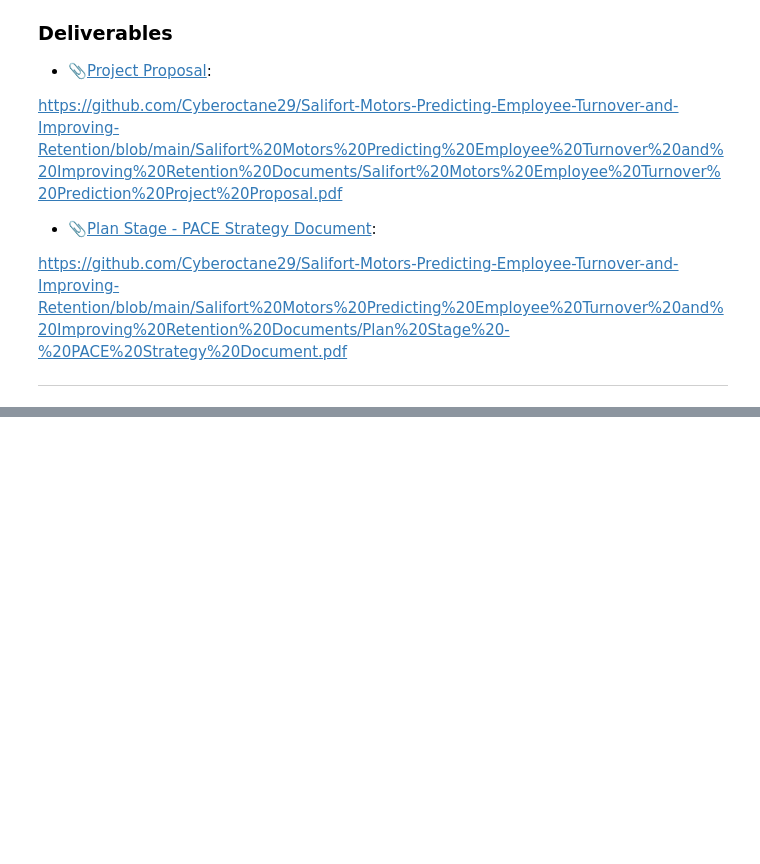
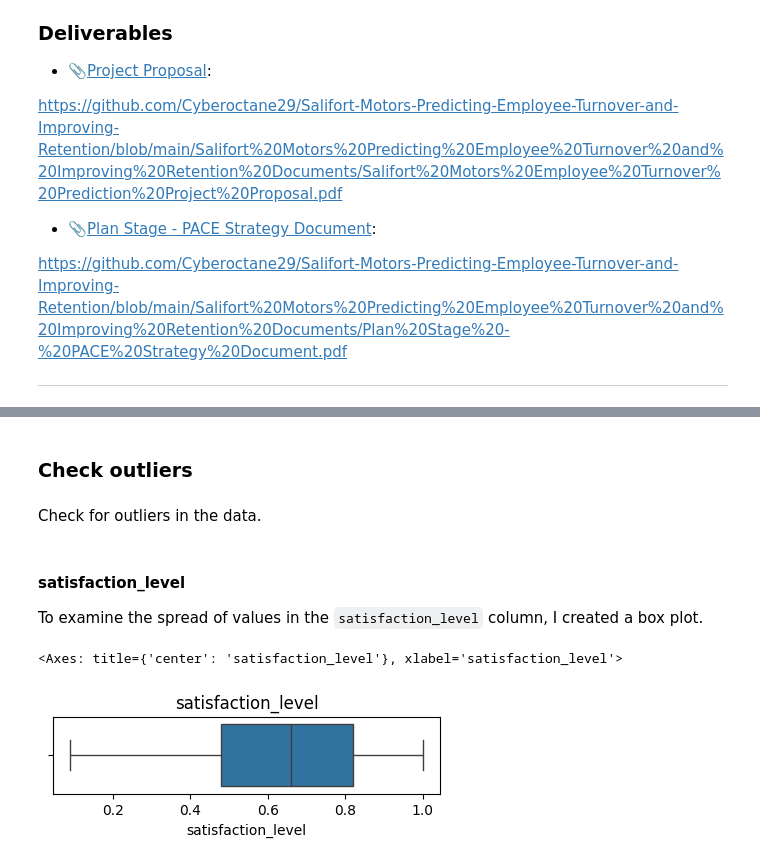
Before and after one commit to Cyberoctane29/Salifort-Motors-Predicting-Employee-Turnover-and-Improving-Retention, a Jupyter notebook: Project Parts/Salifort_Motors_Turnover_Part1_Plan_and_Analyze_Includes_EDA.ipynb, the cells around one changed output, grey strips where cells are left out. Saved outputs shown, nothing was run; the diff lists cells and outputs as text; code cells hidden in the pictures; blank space fills up the shorter version.

```diff
--- a/Project Parts/Salifort_Motors_Turnover_Part1_Plan_and_Analyze_Includes_EDA.ipynb
+++ b/Project Parts/Salifort_Motors_Turnover_Part1_Plan_and_Analyze_Includes_EDA.ipynb
@@ -335,0 +445,4 @@ https://github.com/Cyberoctane29/Salifort-Motors-Predicting-Employee-Turnover-an
+# %%
+hr_df = pd.read_csv(r"C:\Users\saswa\Documents\GitHub\Salifort-Motors-Predicting-Employee-Turnover-and-Improving-Retention\Data\HR_capstone_dataset.csv")
+
+hr_df.head()
@@ -335,0 +545,7 @@ https://github.com/Cyberoctane29/Salifort-Motors-Predicting-Employee-Turnover-an
+# %%
+hr_df = hr_df.rename(columns={'average_montly_hours': 'average_monthly_hours',
+                          'time_spend_company': 'tenure',
+                          'Work_accident': 'work_accident',
+                          'Department': 'department'})
+
+hr_df.columns
@@ -335,0 +628,5 @@ https://github.com/Cyberoctane29/Salifort-Motors-Predicting-Employee-Turnover-an
+# %%
+hr_df1 = hr_df.drop_duplicates(keep='first')
+
+
+hr_df1.duplicated().sum()
@@ -335,0 +655,15 @@ https://github.com/Cyberoctane29/Salifort-Motors-Predicting-Employee-Turnover-an
+# %% [markdown]
+### Check outliers
+# %% [markdown]
+Check for outliers in the data.
+# %% [markdown]
+#### satisfaction_level
+
+To examine the spread of values in the `satisfaction_level` column, I created a box plot.
+# %%
+plt.figure(figsize=(5,1))
+plt.title('satisfaction_level')
+sns.boxplot(x=hr_df1['satisfaction_level'])
+# %% [output]
+<Axes: title={'center': 'satisfaction_level'}, xlabel='satisfaction_level'>
+[figure, added]
```
Also changed, not shown: parts of 66 cells of this notebook.
